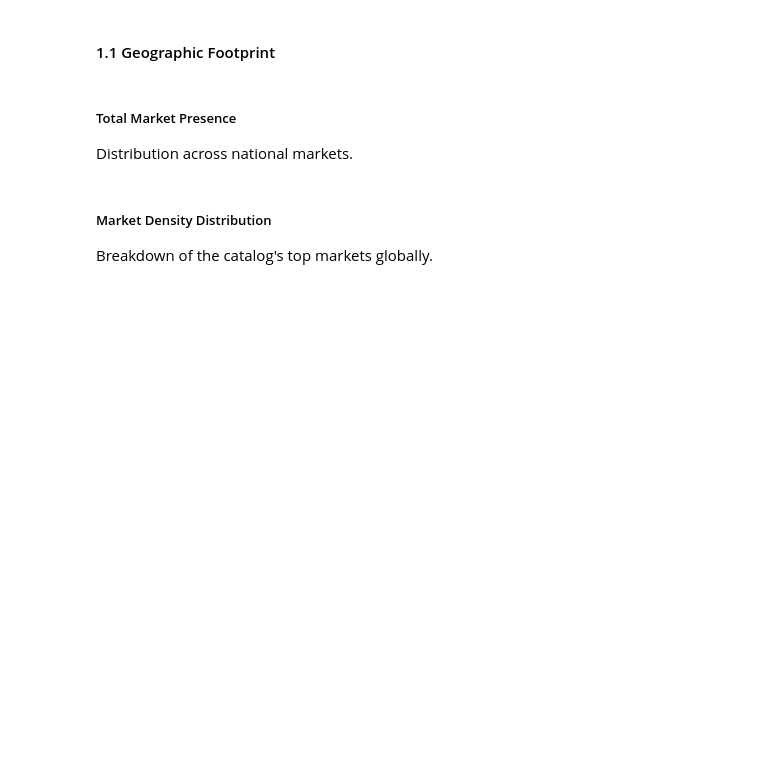
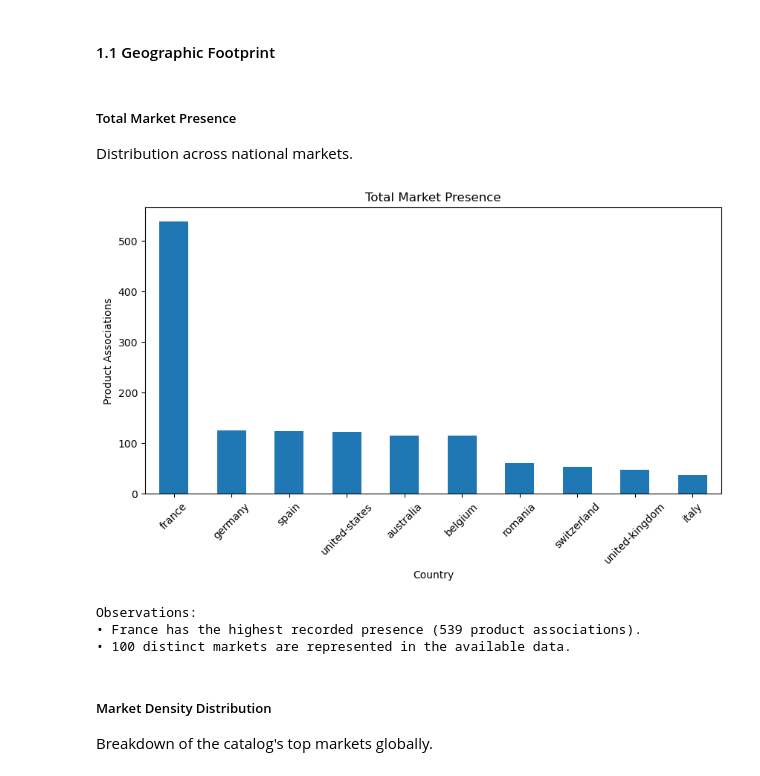
Before and after one commit to Codon-s/cpg-product-intelligence, a Jupyter notebook: report.ipynb, the cells around one changed output. Drawn from its saved outputs; the diff is of its cells as text; code cells hidden in the pictures; blank space fills up the shorter version.

Commit message:
Done with the analysis of schweppes. The report has been updated

```diff
--- a/report.ipynb
+++ b/report.ipynb
@@ -466,6 +466,31 @@ Observations:
 # %% [markdown]
 ##### Total Market Presence
 Distribution across national markets.
+# %%
+# Total Market Presence
+df = schweppes
+
+c = df["countries_tags"].astype("string").str.replace(";", ",").str.split(",").explode().str.strip()
+c = c[~c.str.lower().isin(["unknown", "n/a", "na", "none", "null", ""])].dropna()
+
+if c.empty:
+    print("Insufficient data: no usable country information available.")
+else:
+    counts = c.value_counts()
+    counts.head(10).plot(kind="bar", figsize=(10,5), title="Total Market Presence")
+    plt.xlabel("Country")
+    plt.ylabel("Product Associations")
+    plt.xticks(rotation=45)
+    plt.show()
+
+    print("\nObservations:")
+    print(f"• {counts.index[0].title()} has the highest recorded presence ({counts.iloc[0]:,} product associations).")
+    print(f"• {c.nunique():,} distinct markets are represented in the available data.")
+# %% [output]
+[figure, added]
+Observations:
+• France has the highest recorded presence (539 product associations).
+• 100 distinct markets are represented in the available data.
 # %% [markdown]
 ##### Market Density Distribution
 Breakdown of the catalog's top markets globally.
```
Also changed, not shown: parts of 9 cells of this notebook.
